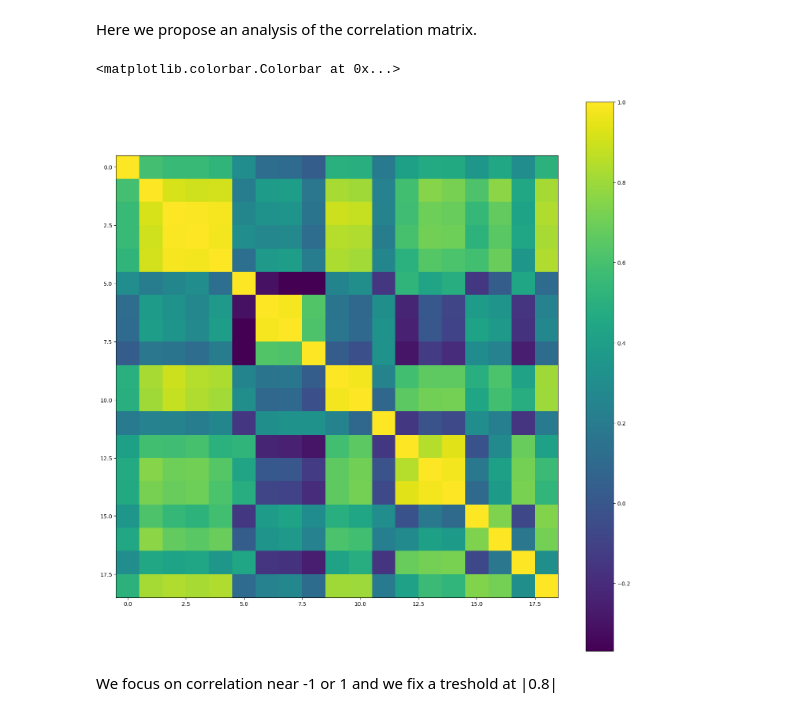
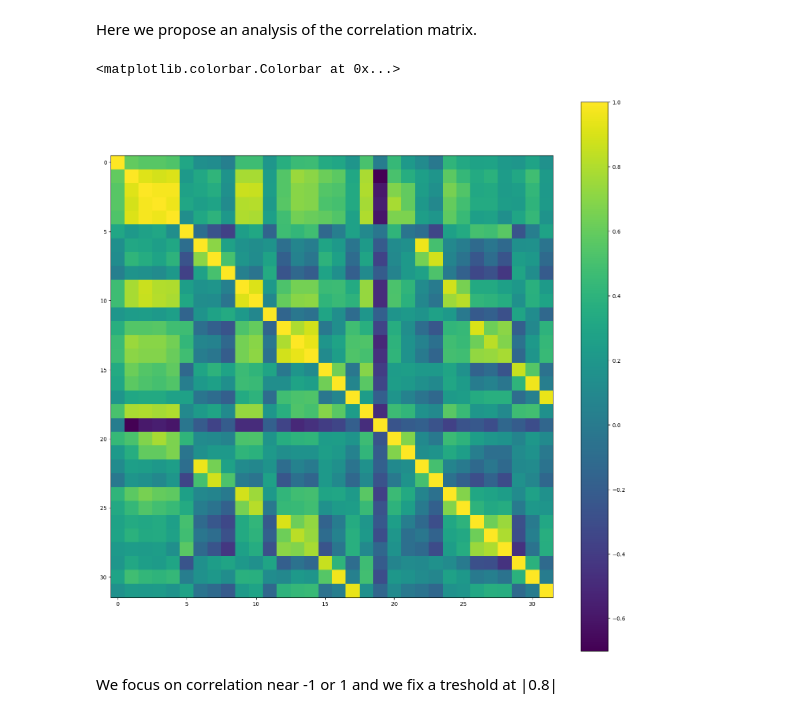
Before and after one commit to AngeValli/Kaggle_dataset_career_longetivity_nba_rookies, a Jupyter notebook: Notebook.ipynb, the cells around one changed output. Saved outputs shown, nothing was run; the diff lists cells and outputs as text; code cells hidden in the pictures.

```diff
--- a/Notebook.ipynb
+++ b/Notebook.ipynb
@@ -146,2 +185,20 @@ attributes: pd.DataFrame = pd.DataFrame(attributes_imputed, index=attributes_no_
+# %%
+# Integer columns
+int_columns: List = [c.GP, c.FGM, c.FGA, c.THREEP_MADE, c.THREEP_A, c.FTM, c.FTA, c.OREB, c.DREB, c.REB, c.AST, c.STL, c.BLK, c.TOV]
+attributes[int_columns] = attributes[int_columns].apply(np.floor).astype(int)
+
+# Assert inequalities
+inequal_columns: List = [(c.FGM, c.FGA), (c.THREEP_MADE, c.THREEP_A), (c.FTM, c.FTA)]
+comparisons: Generator[pd.Series, List[pd.Series], None] = (attributes[col_min] <= attributes[col_sup] for col_min, col_sup in inequal_columns)
+for compare in comparisons :
+    assert compare.all()
+
+# Assert positivity
+positive_columns: List = [c.MIN, c.PTS]
+assert ((attributes[positive_columns] >= 0).all()).all()
+
+# Assert percentages coherence
+perc_columns: List = [c.THREEP_PERC, c.FG_PERC, c.FT_PERC]
+assert (((attributes[perc_columns] >= 0) & (attributes[perc_columns] <= 100)).all()).all()
 # %% [markdown]
 ## Feature Engineering
@@ -147,0 +207,3 @@ attributes: pd.DataFrame = pd.DataFrame(attributes_imputed, index=attributes_no_
+# %%
+k_means_clusts: KMeans = KMeans(n_clusters=5, random_state=0, n_init="auto")
+k_means_clusts.fit(attributes);
@@ -147,0 +212,12 @@ attributes: pd.DataFrame = pd.DataFrame(attributes_imputed, index=attributes_no_
+# %%
+test_set_featured: pd.DataFrame = raw_test_set.copy(deep=True)
+
+to_create: List[str] = [c.FGM_MIN, c.FGA_MIN, c.THREEP_MADE_MIN, c.THREEP_A_MIN, c.FTM_MIN, c.FTA_MIN, c.OREB_MIN, c.DREB_MIN, c.REB_MIN, c.AST_MIN, c.STL_MIN, c.BLK_MIN, c.TOV_MIN]
+def cols_per_min(data: pd.DataFrame):
+    for col_to_create, col in zip(to_create, int_columns):
+        data[col_to_create] = data[col]/data[c.MIN]
+
+cols_per_min(attributes)
+attributes[c.K_MEANS_CLUSTERING] = k_means_clusts.labels_
+cols_per_min(test_set_featured)
+test_set_featured[c.K_MEANS_CLUSTERING] = k_means_clusts.predict(raw_test_set)
@@ -148,3 +236,6 @@ attributes: pd.DataFrame = pd.DataFrame(attributes_imputed, index=attributes_no_
+# %%
+cols_attributes: List[str] = attributes.columns.to_list()
+cols_attributes.remove(c.K_MEANS_CLUSTERING)
 # %% [markdown]
 We want to study the potential relationship between the variables and the construction of new features which will be meaningful for learning. We can infer some hypothesis on the level of the player regarding the statistics we have. Let's consider a player being better than an other will have a longer career in NBA. This can corresponds to higher numerican quantities for the better player (in number of 3 points made, in number of tentatives to hit 3 points, etc.) except for the turnover attribute. Then, we can look at this relationship for all attributes and look at the correlations.
 # %%
@@ -181,13 +272,13 @@ We could have think that the number of turnovers is correlated with players havi
 # %% [markdown]
 Here we propose an analysis of the correlation matrix.
 # %%
-attributes_corr: pd.DataFrame = attributes.corr()
+attributes_corr: pd.DataFrame = attributes[cols_attributes].corr()
 fig: plt.figure = plt.figure(0, figsize = (18,18))
 plt.imshow(attributes_corr)
 plt.colorbar()
 # %% [output]
 <matplotlib.colorbar.Colorbar at 0x...>
-[figure, old version]
+[figure, new version]
 # %% [markdown]
 We focus on correlation near -1 or 1 and we fix a treshold at |0.8|
 # %%
```
Also changed, not shown: parts of 30 cells of this notebook, 8 other files.
